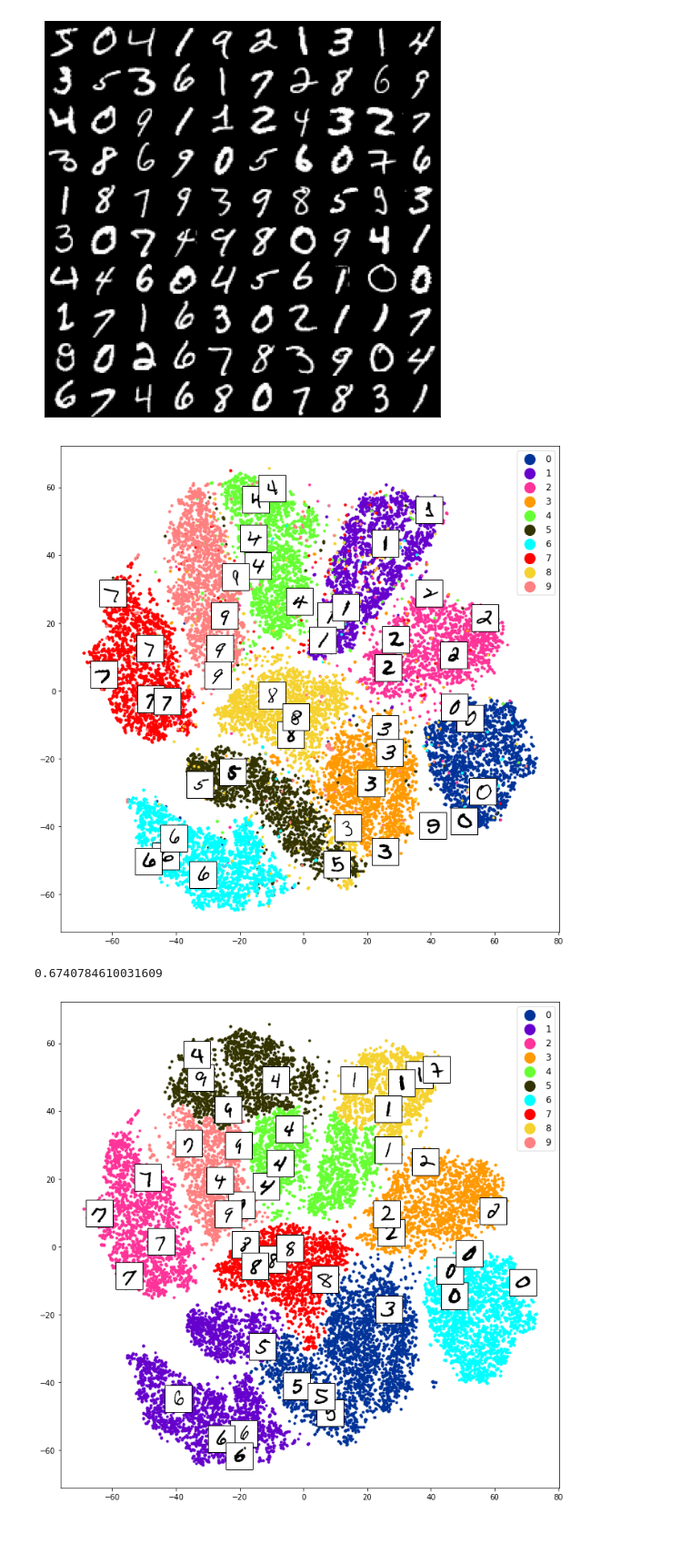
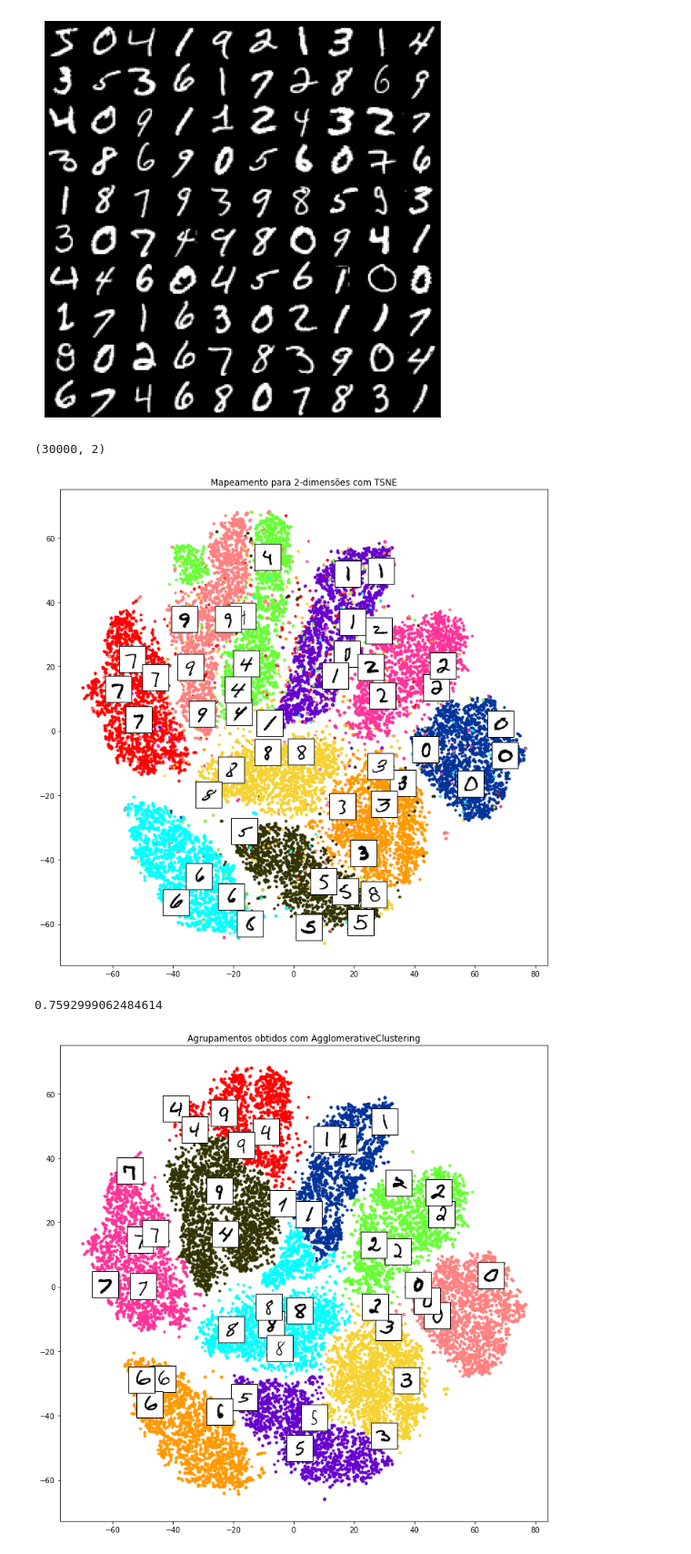
Before and after one commit to MarcoGrivol/aprendizado-maquina1, a Jupyter notebook: Trabalho 2/Unsupervised_MNIST.ipynb, the cells around one changed output. Shown at 91% size. Saved outputs shown, nothing was run; the diff lists cells and outputs as text; code cells hidden in the pictures.

Commit message:
mnist agglomerative clustering with dimensionality reduction

```diff
--- a/Trabalho 2/Unsupervised_MNIST.ipynb
+++ b/Trabalho 2/Unsupervised_MNIST.ipynb
@@ -60,10 +57,13 @@ plot_images(df.iloc[:, 1:].to_numpy())
 [figure]
 # %%
 X, Y = df.iloc[:, 1:].to_numpy(), df.iloc[:, :1].to_numpy().transpose()[0]
-X = X / 255.
+# X = X / 255.
 # %%
 idx = 30000
 X_embedding = TSNE(n_components=2, random_state=42).fit_transform(X[:idx])
+X_embedding.shape
+# %% [output]
+(30000, 2)
 # %%
 colors = ['#003399', '#6600cc', '#ff3399', '#ff9900', '#66ff33', '#333300',
     '#00ffff', '#ff0000', '#f5d22e', '#ff8080'
@@ -87,31 +87,31 @@ for group in range(10):
             offsetbox.OffsetImage(X[k].reshape(28, 28), cmap=plt.cm.gray_r), X_embedding[k]
         )
         axs.add_artist(imagebox)
-axs.legend(fontsize=12, markerscale=5.0)
+plt.title('Mapeamento para 2-dimensões com TSNE')
 plt.show()
 # %% [output]
-[figure, old version]
+[figure, new version]
 # %%
-pred = AgglomerativeClustering(n_clusters=10).fit_predict(X_embedding)
+pred = AgglomerativeClustering(n_clusters=10, compute_full_tree=True).fit_predict(X_embedding)
 adjusted_rand_score(pred, Y[:idx])
 # %% [output]
-0.6740784610031609
+0.7592999062484614
 # %%
 fig, axs = plt.subplots(figsize=(12, 12))
 shown_images = np.array([[1.0, 1.0]])
 for group in range(10):
     ix = np.where(pred == group)[0]
     axs.scatter(X_embedding[ix, 0], X_embedding[ix, 1], s=8, c=colors[group], label=group)
     for k in np.random.choice(ix, 5, replace=False):
         dist = np.sum((X_embedding[k] - shown_images) ** 2, 1)
         if np.min(dist) < 25:
             continue
         shown_images = np.concatenate([shown_images, [X_embedding[k]]], axis=0)
         imagebox = offsetbox.AnnotationBbox(
             offsetbox.OffsetImage(X[k].reshape(28, 28), cmap=plt.cm.gray_r), X_embedding[k]
         )
         axs.add_artist(imagebox)
-axs.legend(fontsize=12, markerscale=5.0)
+plt.title('Agrupamentos obtidos com AgglomerativeClustering')
 plt.show()
 # %% [output]
-[figure, old version]
+[figure, new version]
```
Also changed, not shown: parts of 1 cell of this notebook.
